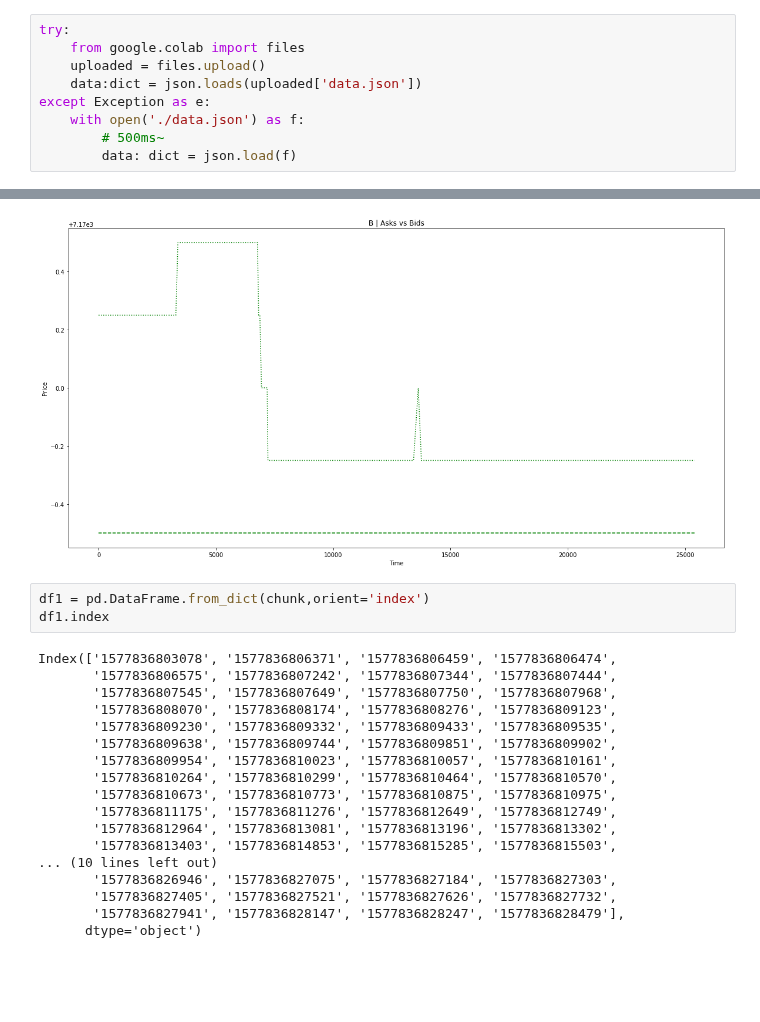
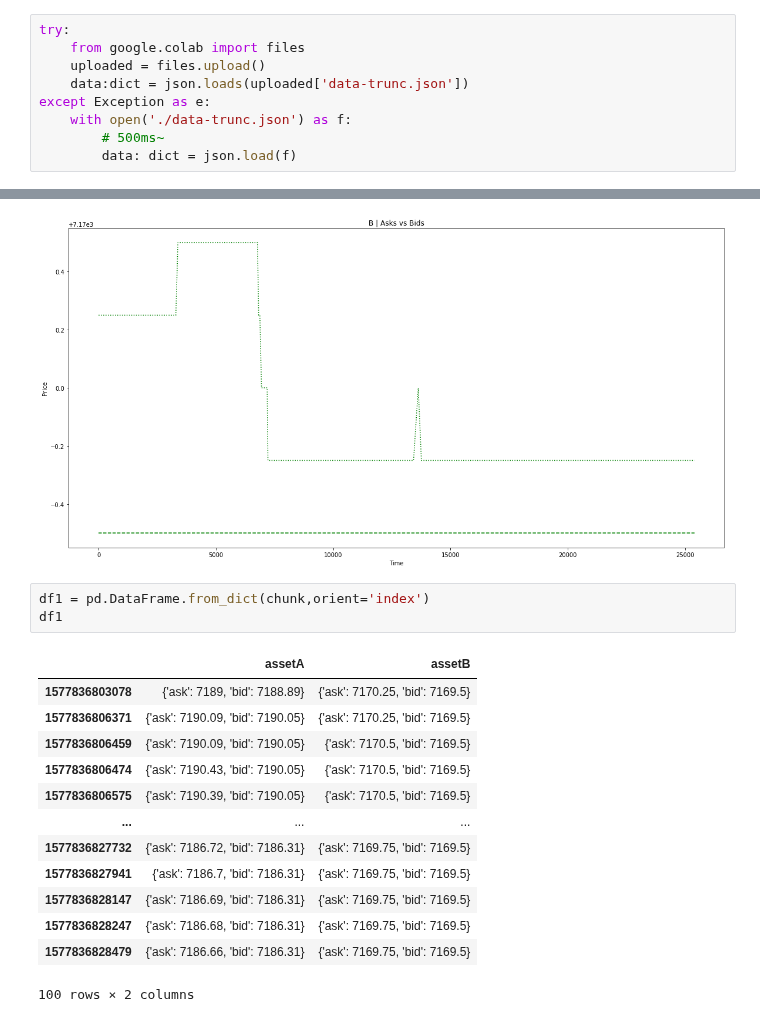
Before and after one commit to giladbarnea/scratches, a Jupyter notebook: efficient-frontier/home-task/algo-home-task/efficient_frontier_scratch.ipynb, the cells around one changed output, grey strips where cells are left out. Drawn from its saved outputs; the diff is of its cells as text; blank space fills up the shorter version.

```diff
--- a/efficient-frontier/home-task/algo-home-task/efficient_frontier_scratch.ipynb
+++ b/efficient-frontier/home-task/algo-home-task/efficient_frontier_scratch.ipynb
@@ -15,9 +15,9 @@ except Exception as e:
 try:
     from google.colab import files
     uploaded = files.upload()
-    data:dict = json.loads(uploaded['data.json'])
+    data:dict = json.loads(uploaded['data-trunc.json'])
 except Exception as e:
-    with open('./data.json') as f:
+    with open('./data-trunc.json') as f:
         # 500ms~
         data: dict = json.load(f)
 # %%
@@ -159,23 +159,19 @@ plt.show()
 [figure]
 # %%
 df1 = pd.DataFrame.from_dict(chunk,orient='index')
-df1.index
+df1
 # %% [output]
+|  | assetA | assetB |
+| 1577836803078 | {'ask': 7189, 'bid': 7188.89} | {'ask': 7170.25, 'bid': 7169.5} |
+| 1577836806371 | {'ask': 7190.09, 'bid': 7190.05} | {'ask': 7170.25, 'bid': 7169.5} |
+| 1577836806459 | {'ask': 7190.09, 'bid': 7190.05} | {'ask': 7170.5, 'bid': 7169.5} |
+| 1577836806474 | {'ask': 7190.43, 'bid': 7190.05} | {'ask': 7170.5, 'bid': 7169.5} |
+| 1577836806575 | {'ask': 7190.39, 'bid': 7190.05} | {'ask': 7170.5, 'bid': 7169.5} |
+| ... | ... | ... |
+| 1577836827732 | {'ask': 7186.72, 'bid': 7186.31} | {'ask': 7169.75, 'bid': 7169.5} |
+| 1577836827941 | {'ask': 7186.7, 'bid': 7186.31} | {'ask': 7169.75, 'bid': 7169.5} |
+| 1577836828147 | {'ask': 7186.69, 'bid': 7186.31} | {'ask': 7169.75, 'bid': 7169.5} |
+| 1577836828247 | {'ask': 7186.68, 'bid': 7186.31} | {'ask': 7169.75, 'bid': 7169.5} |
+| 1577836828479 | {'ask': 7186.66, 'bid': 7186.31} | {'ask': 7169.75, 'bid': 7169.5} |
-Index(['1577836803078', '1577836806371', '1577836806459', '1577836806474',
-       '1577836806575', '1577836807242', '1577836807344', '1577836807444',
-       '1577836807545', '1577836807649', '1577836807750', '1577836807968',
-       '1577836808070', '1577836808174', '1577836808276', '1577836809123',
-       '1577836809230', '1577836809332', '1577836809433', '1577836809535',
-       '1577836809638', '1577836809744', '1577836809851', '1577836809902',
-       '1577836809954', '1577836810023', '1577836810057', '1577836810161',
-       '1577836810264', '1577836810299', '1577836810464', '1577836810570',
-       '1577836810673', '1577836810773', '1577836810875', '1577836810975',
-       '1577836811175', '1577836811276', '1577836812649', '1577836812749',
-       '1577836812964', '1577836813081', '1577836813196', '1577836813302',
-       '1577836813403', '1577836814853', '1577836815285', '1577836815503',
-... (10 lines left out)
-       '1577836826946', '1577836827075', '1577836827184', '1577836827303',
-       '1577836827405', '1577836827521', '1577836827626', '1577836827732',
-       '1577836827941', '1577836828147', '1577836828247', '1577836828479'],
-      dtype='object')
+100 rows × 2 columns
 # %%
```
Also changed, not shown: parts of 6 cells of this notebook, 2 other files.
